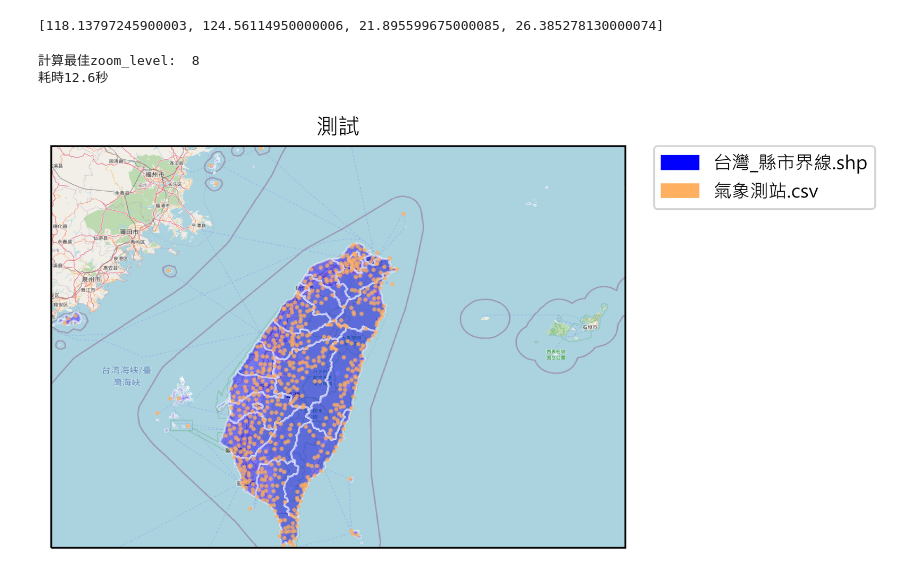
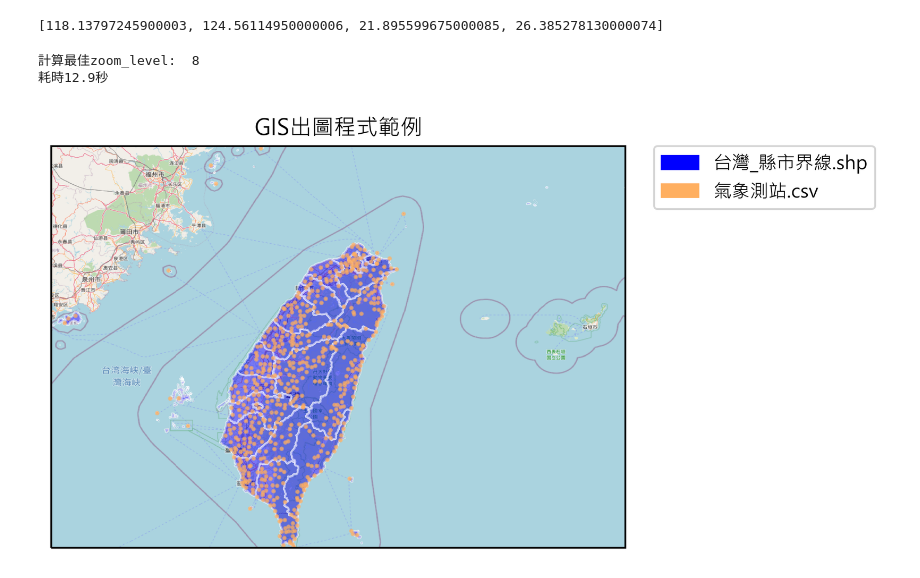
Before and after one commit to cvb14795/export-static-map, a Jupyter notebook: ExportPic.ipynb, the cells around one changed output. Cells and saved outputs as stored; diff of their text form; code cells hidden in the pictures.

```diff
--- a/ExportPic.ipynb
+++ b/ExportPic.ipynb
@@ -36,6 +36,7 @@ cfg = ConfigParser()
 cfg.read('config.ini', encoding='utf-8-sig')
 # 由ini讀入各格式檔名
 cfg_file = cfg.sections()
+title = "GIS出圖程式範例"
 temp_title = cfg["title"]['name'].strip()
 if temp_title != "":
     title = temp_title
@@ -268,7 +269,7 @@ dpi = 300
 fig = plt.figure(dpi=dpi)
 ax = fig.add_subplot(1, 1, 1, projection=ccrs.PlateCarree())
 
-ax.set_title("測試")
+ax.set_title(title)
 ax.set_extent(bound, ccrs.PlateCarree())
 # 獲取fig框像素大小
 fig_size = fig.get_size_inches()*fig.dpi
@@ -319,34 +320,34 @@ for i, (label, color, data) in enumerate(zip(file_set, color_set, data_set)):
                            zorder=2)
         else: # polygon
             # add_geomrtries把資料視為polygon匯入 若是point add後會沒有東西
             ax.add_geometries(data.geometry,
                               ccrs.PlateCarree(),
                               edgecolor='white',
                               facecolor=color,
                               alpha=0.5,
                               zorder=1)
         # plt.plot的圖例可指定實例讓handles自動生成
         # add_geometries的圖例需透過mpatches.Patch
         patchs.append(mpatches.Patch(color=color,
                                      label=label))
 
 lg = plt.legend(handles=patchs,
                 bbox_to_anchor=(1.05, 1), # (0,0):座標軸左下角 ; (1,1):座標軸右上角
                 loc='upper left',
                 borderaxespad=0.
                 )
 st = time.time()
 plt.savefig('./output/result.jpg',
             dpi=dpi,
             #!
             # 防止圖例轉圖像時被裁剪
-            #bbox_extra_artists=(lg,),
-            #bbox_inches='tight'
+            bbox_extra_artists=(lg,),
+            bbox_inches='tight'
             )
 et = time.time() - st
 print("耗時{:.1f}秒".format(et))
 plt.show()
 # %% [output]
 計算最佳zoom_level:  8
-耗時12.6秒
+耗時12.9秒
-[figure, old version]
+[figure, new version]
```
Also changed, not shown: parts of 2 cells of this notebook, 1 other file.
